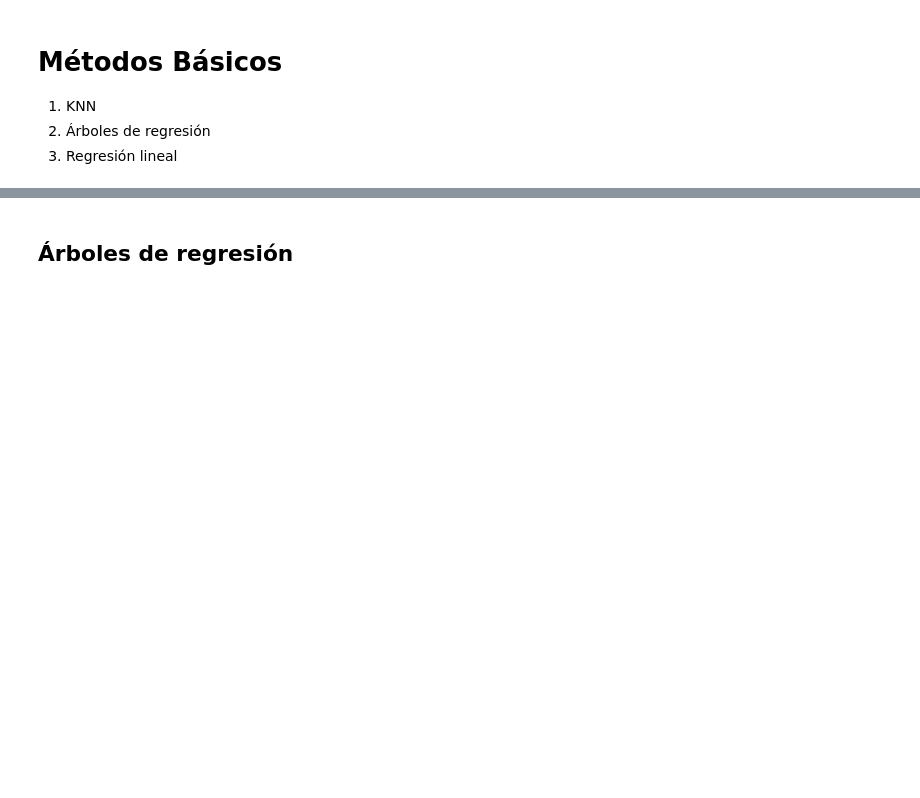
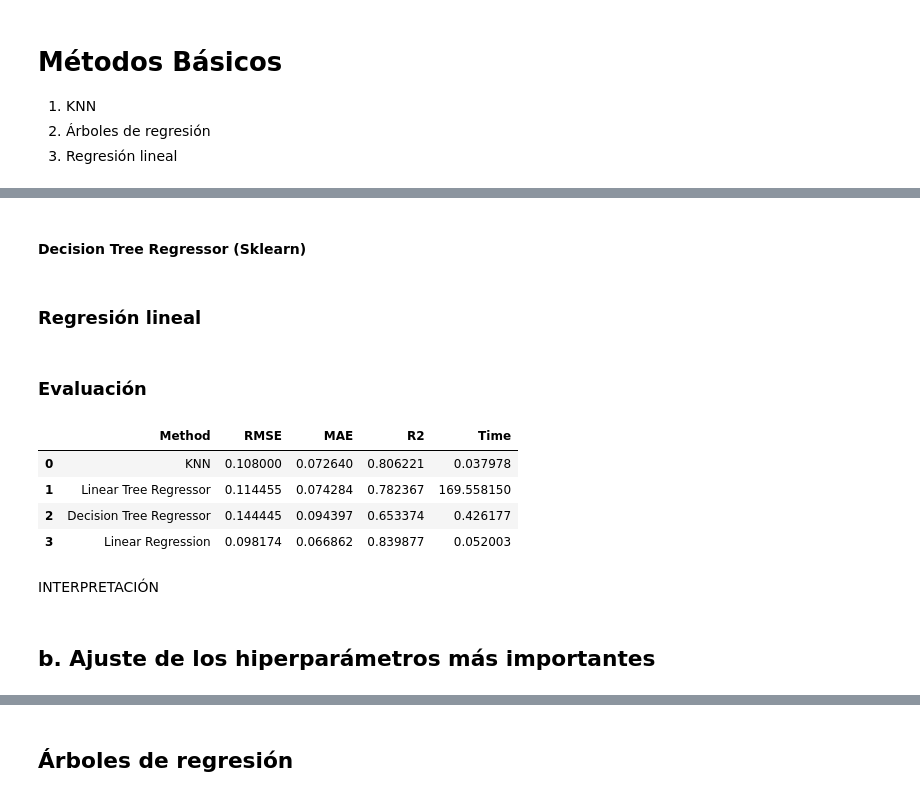
Before and after one commit to Natalia409634/Grupo7-practica1-ML, a Jupyter notebook: P1.ipynb, the cells around one changed output, grey strips where cells are left out. Cells and saved outputs as stored; diff of their text form; code cells hidden in the pictures; blank space fills up the shorter version.

```diff
--- a/P1.ipynb
+++ b/P1.ipynb
@@ -299,0 +368,2 @@ plt.show()
+# %% [markdown]
+#### Decision Tree Regressor (Sklearn)
@@ -299,0 +398,50 @@ plt.show()
+# %% [markdown]
+### Regresión lineal
+# %%
+from sklearn.linear_model import LinearRegression
+
+start_time = time.time()
+
+lr = LinearRegression()
+
+# Utilizamos como semilla el número de nuestro grupo
+np.random.seed(7)
+
+# Entrenamos
+lr.fit(X_train, y_train)
+
+# Obtenemos las predicciones
+y_test_lr = lr.predict(X_test)
+
+end_time = time.time()
+
+# We compute accuracy
+rmse_linear = np.sqrt(metrics.mean_squared_error(y_test, y_test_lr))
+mae_linear = metrics.mean_absolute_error(y_test, y_test_lr)
+r2_linear = metrics.r2_score(y_test, y_test_lr)
+time_linear = end_time - start_time
+
+print(f"RMSE of linear regression: {rmse_linear}")
+print(f"MAE of linear regression: {mae_linear}")
+print(f"R2 of linear regression: {r2_linear}")
+print(f"Time of linear regression: {time_linear} \n")
+# %% [markdown]
+### Evaluación
+# %%
+method_list = [('KNN', rmse_knn, mae_knn, r2_knn, time_knn),
+              ('Linear Tree Regressor', rmse_lrtree, mae_lrtree, r2_lrtree, time_lrtree),
+              ('Decision Tree Regressor', rmse_tree, mae_tree, r2_tree, time_tree),
+              ('Linear Regression', rmse_linear, mae_linear, r2_linear, time_linear)]
+
+evaluation_df = pd.DataFrame(method_list, columns = ['Method', 'RMSE', 'MAE', 'R2', 'Time'])
+evaluation_df
+# %% [output]
+|  | Method | RMSE | MAE | R2 | Time |
+| 0 | KNN | 0.108000 | 0.072640 | 0.806221 | 0.037978 |
+| 1 | Linear Tree Regressor | 0.114455 | 0.074284 | 0.782367 | 169.558150 |
+| 2 | Decision Tree Regressor | 0.144445 | 0.094397 | 0.653374 | 0.426177 |
+| 3 | Linear Regression | 0.098174 | 0.066862 | 0.839877 | 0.052003 |
+# %% [markdown]
+INTERPRETACIÓN
+# %% [markdown]
+## b. Ajuste de los hiperparámetros más importantes
```
Also changed, not shown: parts of 26 cells of this notebook.
